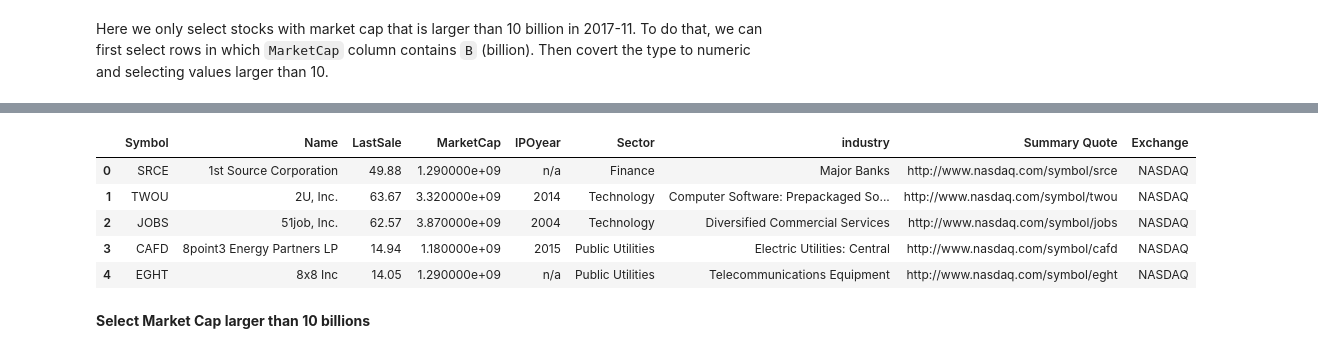
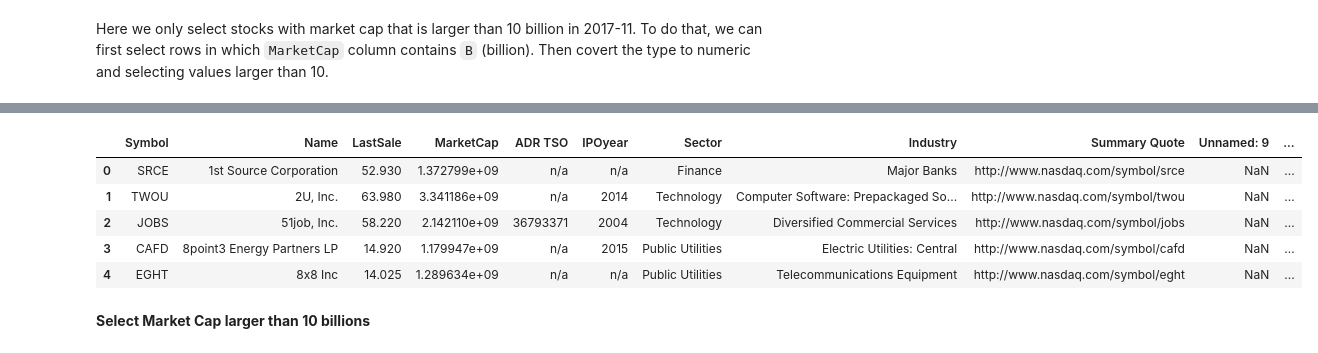
Before and after one commit to ShunChi100/Value_investing_analysis, a Jupyter notebook: src/stock_symbol_selecting.ipynb, the cells around one changed output, grey strips where cells are left out. Drawn from its saved outputs; the diff is of its cells as text; code cells hidden in the pictures.

```diff
--- a/src/stock_symbol_selecting.ipynb
+++ b/src/stock_symbol_selecting.ipynb
@@ -35,17 +35,17 @@ for exchange in exchanges:
 ### Read data
 # %%
 # read ticker symbols from all US stocks, data source (http://www.nasdaq.com/screening/company-list.aspx)
-tickers_NASDAQ = pd.read_csv("../data/data_Ticker/NASDAQ.csv", skiprows=None)
+tickers_NASDAQ = pd.read_csv("../data/data_Ticker/NASDAQ.csv", skiprows=None, )
 tickers_NASDAQ ["Exchange"] = "NASDAQ"
-tickers_NASDAQ = tickers_NASDAQ.drop("Unnamed: 8", axis=1)
+#tickers_NASDAQ = tickers_NASDAQ.drop("Unnamed: 8", axis=1)
 
 tickers_NYSE = pd.read_csv("../data/data_Ticker/NYSE.csv", skiprows=None)
 tickers_NYSE ["Exchange"] = "NYSE"
-tickers_NYSE = tickers_NYSE.drop("Unnamed: 8", axis=1)
+#tickers_NYSE = tickers_NYSE.drop("Unnamed: 8", axis=1)
 
 tickers_AMEX = pd.read_csv("../data/data_Ticker/AMEX.csv", skiprows=None)
 tickers_AMEX ["Exchange"] = "AMEX"
-tickers_AMEX = tickers_AMEX.drop("Unnamed: 8", axis=1)
+#tickers_AMEX = tickers_AMEX.drop("Unnamed: 8", axis=1)
 
 # combine all symbols from three exchanges into one dataframe
 tickers = tickers_NASDAQ.append(tickers_NYSE)
@@ -102,7 +102,7 @@ tickers.drop(["level_0","index"], axis=1, inplace=True)
 # reomve symbols without market captical `MarketCap == n/a`
 tmp = tickers.shape
 tmp = np.arange(tmp[0])
-tickers.drop(list(tmp[tickers.MarketCap=="n/a"]),axis = 0, inplace=True)
+tickers.drop(list(tmp[tickers.MarketCap==0]),axis = 0, inplace=True)
 tickers = tickers.reset_index()
 
 # delete duplicated names
@@ -144,7 +163,7 @@ tickers.loc[tickers.Name == "Bank of America Corporation"]
 Here we only select stocks with market cap that is larger than 10 billion in 2017-11. To do that, we can first select rows in which `MarketCap` column contains `B` (billion). Then covert the type to numeric and selecting values larger than 10.
 # %%
 # select ticker symbols with `MarketCap` contains "B"
-tickers_Billion = tickers.loc[tickers.MarketCap.str.contains("B")]
+tickers_Billion = tickers.loc[tickers.MarketCap>1000000000]
 tickers_Billion.describe()
 
 # see the filtered symbols
@@ -166,23 +189,23 @@ tickers_Billion.head(5)
 # %%
 # convert last sale price type to numeric
 tickers_Billion.loc[:,"LastSale"] = tickers_Billion.loc[:,"LastSale"].astype(float);
 
-# remove $ and B in `MarketCap`
-tmp = tickers_Billion.MarketCap.str.replace("$", "")
-tmp = tmp.str.replace("B", "")
-#tmp.reset_index()
+# # remove $ and B in `MarketCap`
+# tmp = tickers_Billion.MarketCap.str.replace("$", "")
+# tmp = tmp.str.replace("B", "")
+# #tmp.reset_index()
 
-# change marketcap to real numercial values.
-tickers_Billion.MarketCap= tmp.astype(float) * 1000000000
+# # change marketcap to real numercial values.
+# tickers_Billion.MarketCap= tmp.astype(float) * 1000000000
 
 tickers_Billion.head()
 # %% [output]
-|  | Symbol | Name | LastSale | MarketCap | IPOyear | Sector | industry | Summary Quote | Exchange |
-| 0 | SRCE | 1st Source Corporation | 49.88 | 1.290000e+09 | n/a | Finance | Major Banks | http://www.nasdaq.com/symbol/srce | NASDAQ |
-| 1 | TWOU | 2U, Inc. | 63.67 | 3.320000e+09 | 2014 | Technology | Computer Software: Prepackaged So... | http://www.nasdaq.com/symbol/twou | NASDAQ |
-| 2 | JOBS | 51job, Inc. | 62.57 | 3.870000e+09 | 2004 | Technology | Diversified Commercial Services | http://www.nasdaq.com/symbol/jobs | NASDAQ |
-| 3 | CAFD | 8point3 Energy Partners LP | 14.94 | 1.180000e+09 | 2015 | Public Utilities | Electric Utilities: Central | http://www.nasdaq.com/symbol/cafd | NASDAQ |
-| 4 | EGHT | 8x8 Inc | 14.05 | 1.290000e+09 | n/a | Public Utilities | Telecommunications Equipment | http://www.nasdaq.com/symbol/eght | NASDAQ |
+|  | Symbol | Name | LastSale | MarketCap | ADR TSO | IPOyear | Sector | Industry | Summary Quote | Unnamed: 9 | ... |
+| 0 | SRCE | 1st Source Corporation | 52.930 | 1.372799e+09 | n/a | n/a | Finance | Major Banks | http://www.nasdaq.com/symbol/srce | NaN | ... |
+| 1 | TWOU | 2U, Inc. | 63.980 | 3.341186e+09 | n/a | 2014 | Technology | Computer Software: Prepackaged So... | http://www.nasdaq.com/symbol/twou | NaN | ... |
+| 2 | JOBS | 51job, Inc. | 58.220 | 2.142110e+09 | 36793371 | 2004 | Technology | Diversified Commercial Services | http://www.nasdaq.com/symbol/jobs | NaN | ... |
+| 3 | CAFD | 8point3 Energy Partners LP | 14.920 | 1.179947e+09 | n/a | 2015 | Public Utilities | Electric Utilities: Central | http://www.nasdaq.com/symbol/cafd | NaN | ... |
+| 4 | EGHT | 8x8 Inc | 14.025 | 1.289634e+09 | n/a | n/a | Public Utilities | Telecommunications Equipment | http://www.nasdaq.com/symbol/eght | NaN | ... |
 # %% [markdown]
 __Select Market Cap larger than 10 billions__
 # %%
```
Also changed, not shown: parts of 8 cells of this notebook, 30 other files.
